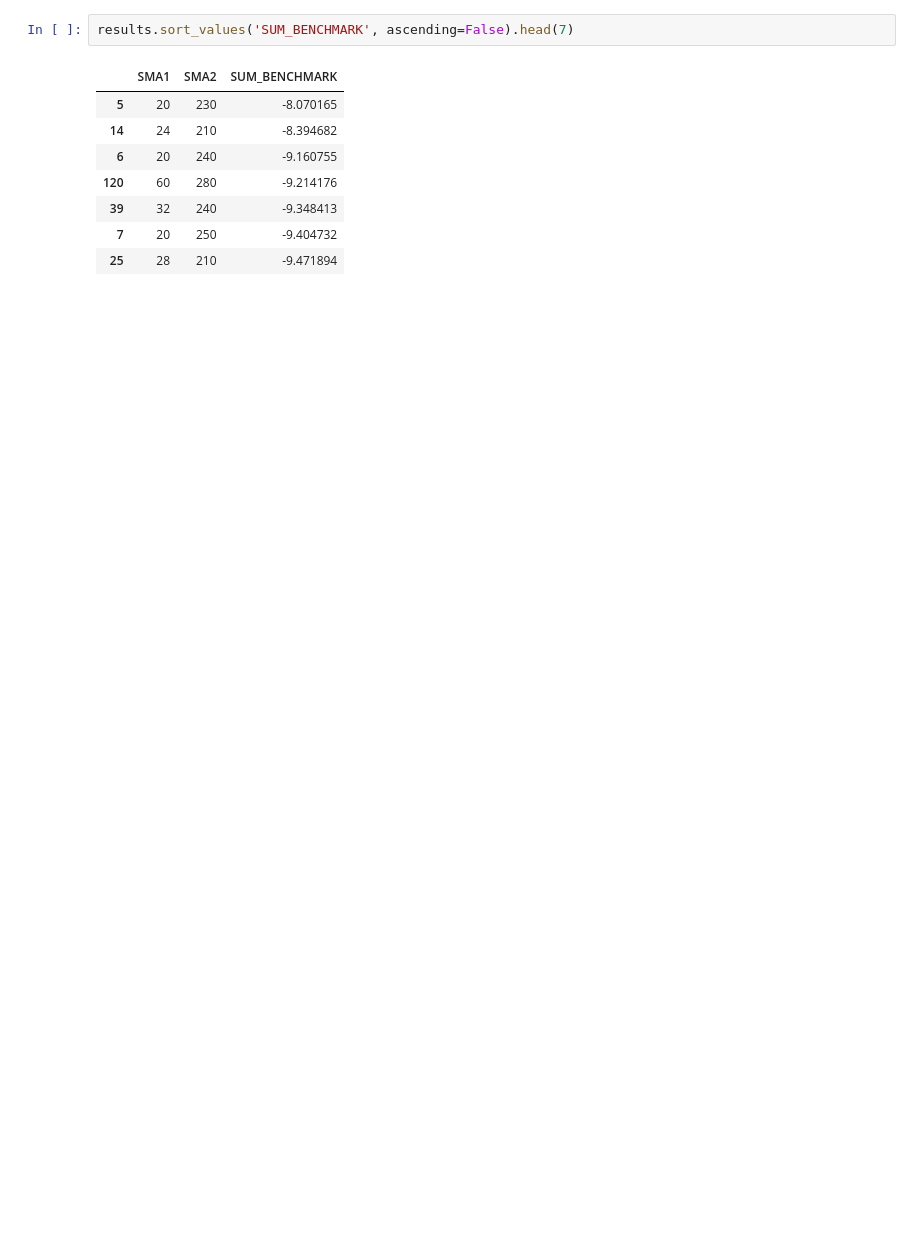
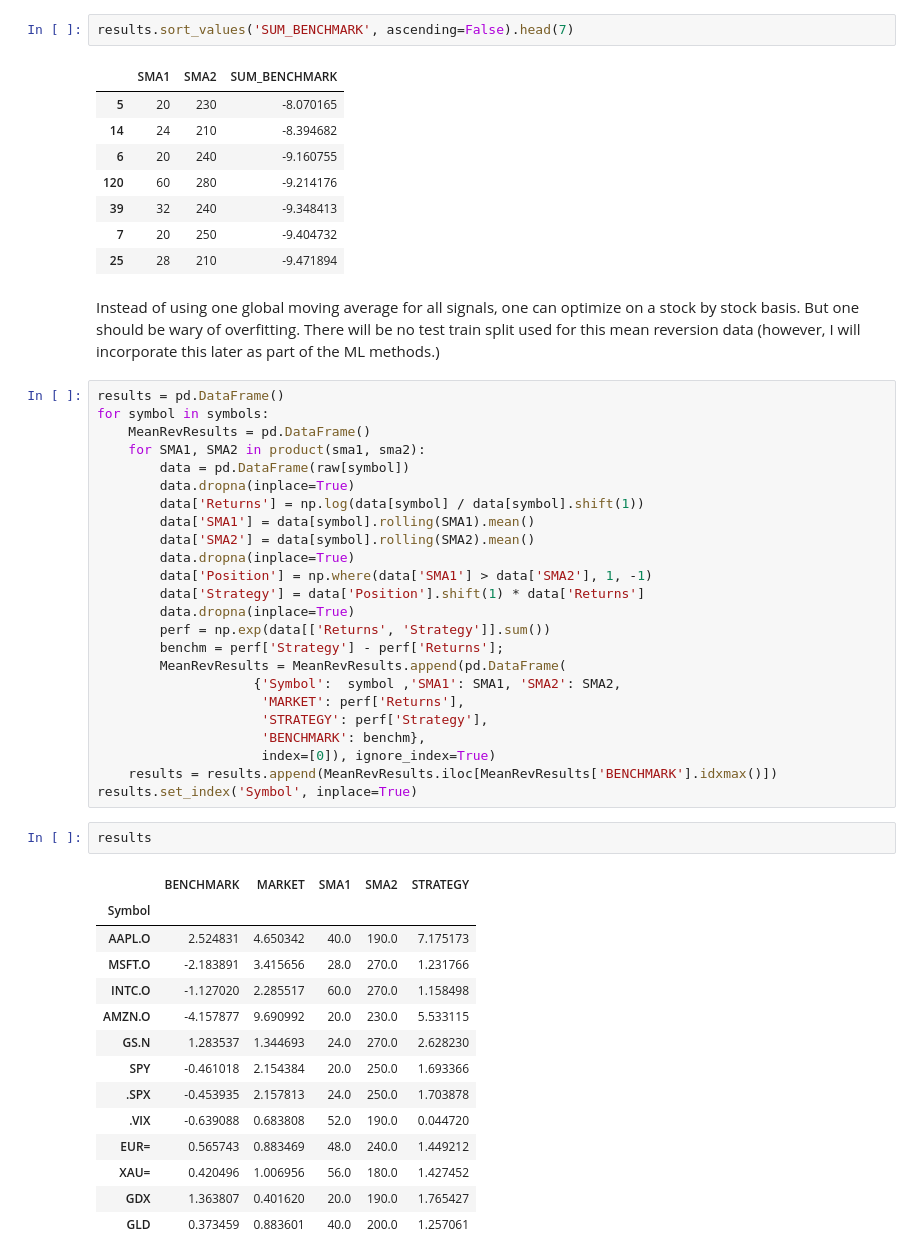
Before and after one commit to JoesUsername98/Quant_Portfolio, a Jupyter notebook: Backtesting.ipynb, the cells around one changed output. Saved outputs shown, nothing was run; the diff lists cells and outputs as text; blank space fills up the shorter version.

```diff
--- a/Backtesting.ipynb
+++ b/Backtesting.ipynb
@@ -222,3 +238,46 @@ results.sort_values('SUM_BENCHMARK', ascending=False).head(7)
 | 39 | 32 | 240 | -9.348413 |
 | 7 | 20 | 250 | -9.404732 |
 | 25 | 28 | 210 | -9.471894 |
+# %% [markdown]
+Instead of using one global moving average for all signals, one can optimize on a stock by stock basis. But one should be wary of overfitting. There will be no test train split used for this mean reversion data (however, I will incorporate this later as part of the ML methods.)
+# %%
+results = pd.DataFrame()
+for symbol in symbols:
+    MeanRevResults = pd.DataFrame()
+    for SMA1, SMA2 in product(sma1, sma2):
+        data = pd.DataFrame(raw[symbol])
+        data.dropna(inplace=True)
+        data['Returns'] = np.log(data[symbol] / data[symbol].shift(1))
+        data['SMA1'] = data[symbol].rolling(SMA1).mean()
+        data['SMA2'] = data[symbol].rolling(SMA2).mean()
+        data.dropna(inplace=True)
+        data['Position'] = np.where(data['SMA1'] > data['SMA2'], 1, -1)
+        data['Strategy'] = data['Position'].shift(1) * data['Returns']
+        data.dropna(inplace=True)
+        perf = np.exp(data[['Returns', 'Strategy']].sum())
+        benchm = perf['Strategy'] - perf['Returns'];
+        MeanRevResults = MeanRevResults.append(pd.DataFrame(
+                    {'Symbol':  symbol ,'SMA1': SMA1, 'SMA2': SMA2,
+                     'MARKET': perf['Returns'],
+                     'STRATEGY': perf['Strategy'],
+                     'BENCHMARK': benchm},
+                     index=[0]), ignore_index=True)
+    results = results.append(MeanRevResults.iloc[MeanRevResults['BENCHMARK'].idxmax()])
+results.set_index('Symbol', inplace=True)
+# %%
+results
+# %% [output]
+|  | BENCHMARK | MARKET | SMA1 | SMA2 | STRATEGY |
+| Symbol |  |  |  |  |  |
+| AAPL.O | 2.524831 | 4.650342 | 40.0 | 190.0 | 7.175173 |
+| MSFT.O | -2.183891 | 3.415656 | 28.0 | 270.0 | 1.231766 |
+| INTC.O | -1.127020 | 2.285517 | 60.0 | 270.0 | 1.158498 |
+| AMZN.O | -4.157877 | 9.690992 | 20.0 | 230.0 | 5.533115 |
+| GS.N | 1.283537 | 1.344693 | 24.0 | 270.0 | 2.628230 |
+| SPY | -0.461018 | 2.154384 | 20.0 | 250.0 | 1.693366 |
+| .SPX | -0.453935 | 2.157813 | 24.0 | 250.0 | 1.703878 |
+| .VIX | -0.639088 | 0.683808 | 52.0 | 190.0 | 0.044720 |
+| EUR= | 0.565743 | 0.883469 | 48.0 | 240.0 | 1.449212 |
+| XAU= | 0.420496 | 1.006956 | 56.0 | 180.0 | 1.427452 |
+| GDX | 1.363807 | 0.401620 | 20.0 | 190.0 | 1.765427 |
+| GLD | 0.373459 | 0.883601 | 40.0 | 200.0 | 1.257061 |
```
Also changed, not shown: parts of 54 cells of this notebook.
